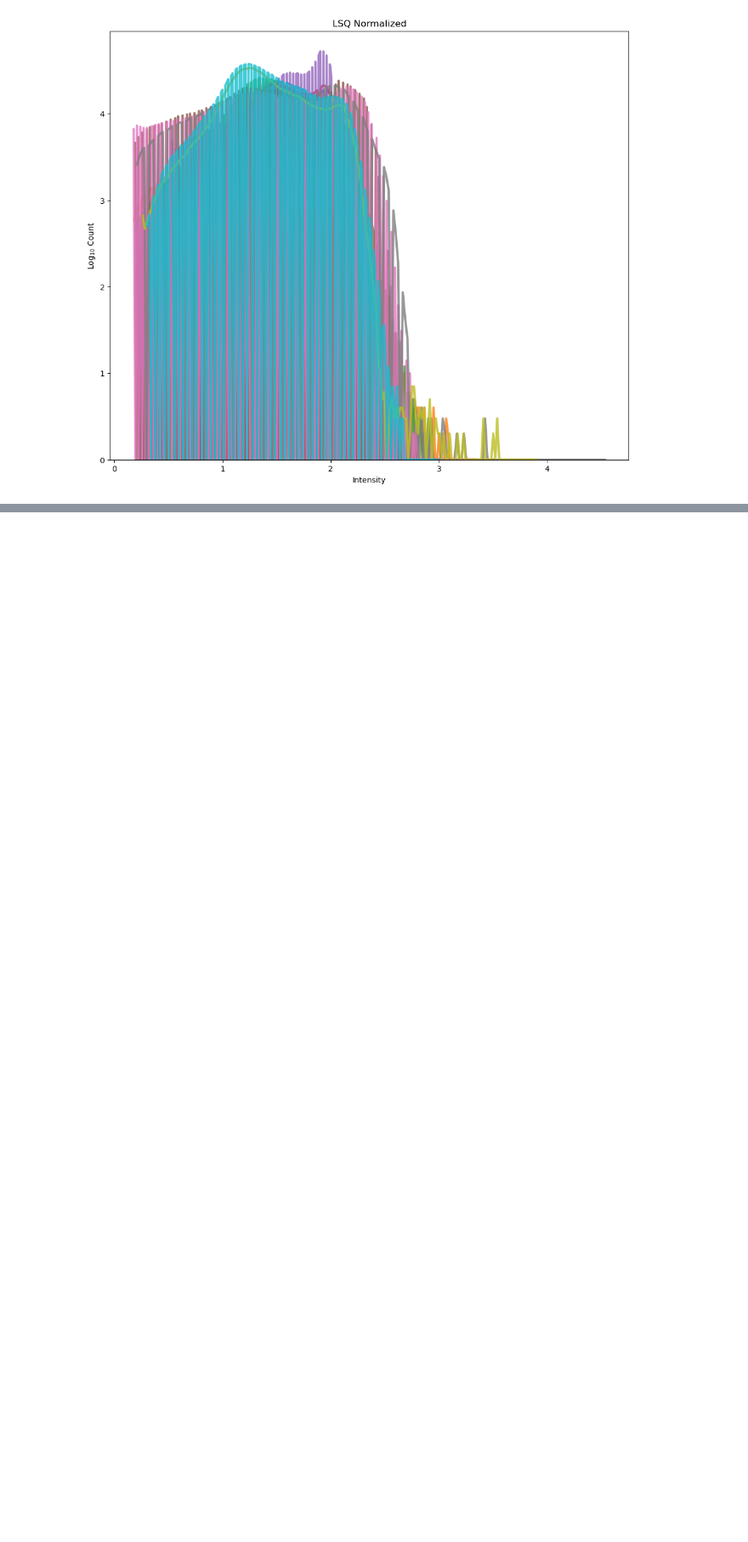
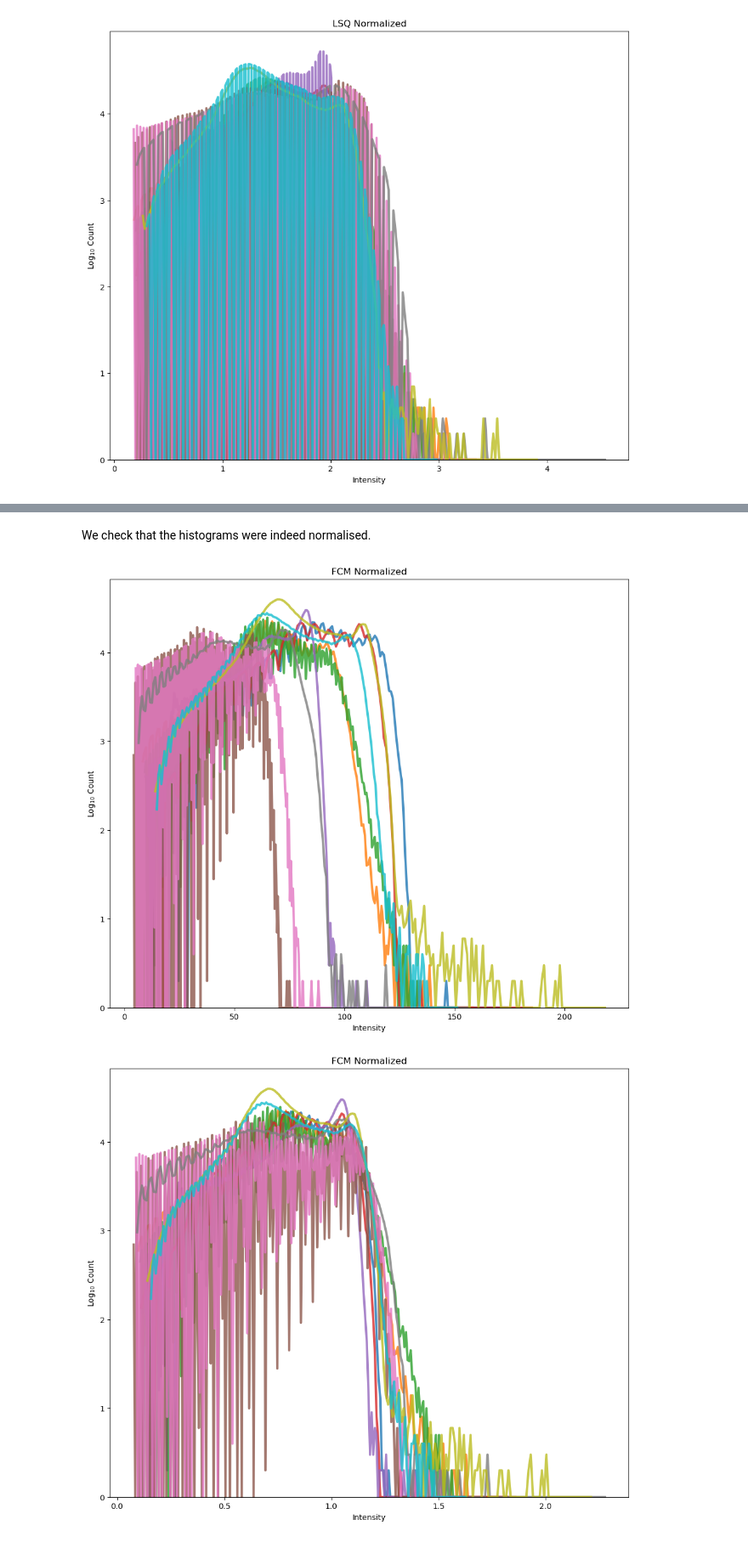
Before and after one commit to cansuyalcinn/brain-tissue-segmentation-challenge, a Jupyter notebook: notebooks/normalisation.ipynb, the cells around one changed output, grey strips where cells are left out. Shown at 85% size. Saved outputs shown, nothing was run; the diff lists cells and outputs as text; code cells hidden in the pictures; blank space fills up the shorter version.

```diff
--- a/notebooks/normalisation.ipynb
+++ b/notebooks/normalisation.ipynb
@@ -19,7 +34,7 @@ The current directory is: /home/ricardino/Documents/MAIA/tercer_semestre/MISA/fi
 Let's check the library for the normalisation of the data.
 # %%
 im_data = ImageDataset(set_name='Training')
-id = im_data.IDs[0] #get the first patient ID
+id = im_data.IDs[1] #get the first patient ID
 pat = patient(id, im_data) #define patient)
 # %% [markdown]
 This first example considers one image and its normalization using Fuzzy C-Means.
@@ -99,0 +133,7 @@ plt.show()
+# %%
+#all the images paths
+filenames = [patient(id, im_data).im_path_preprocessed for id in im_data.IDs]
+#load all the images
+images = [nib.load(fn).get_fdata() for fn in filenames]
+#normalize all the images
+normed = [fcm_norm(img) for img in images]
@@ -99,0 +147,11 @@ plt.show()
+# %% [markdown]
+We check that the histograms were indeed normalised.
+# %%
+hp = HistogramPlotter(title="FCM Normalized")
+_ = hp(images, masks=None)
+plt.show()
+_ = hp(normed, masks=None)
+plt.show()
+# %% [output]
+[figure, added]
+[figure, added]
```
Also changed, not shown: parts of 9 cells of this notebook, 1 other file.
